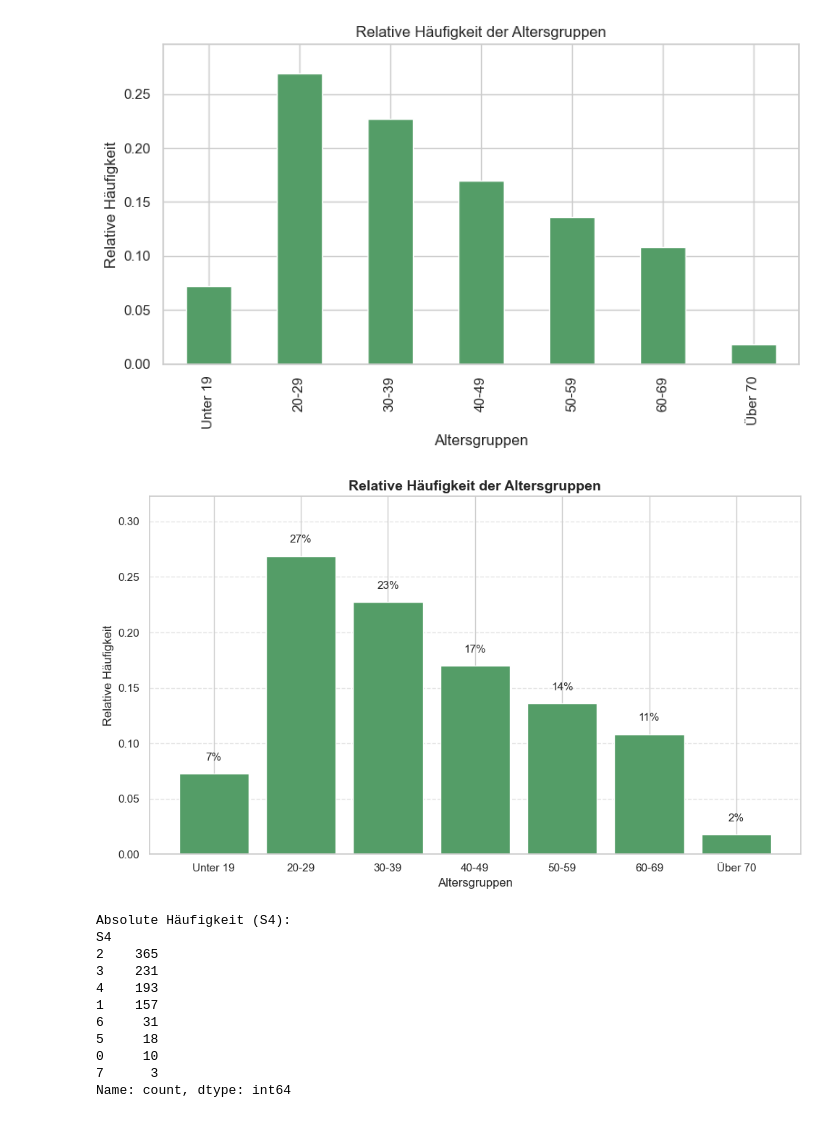
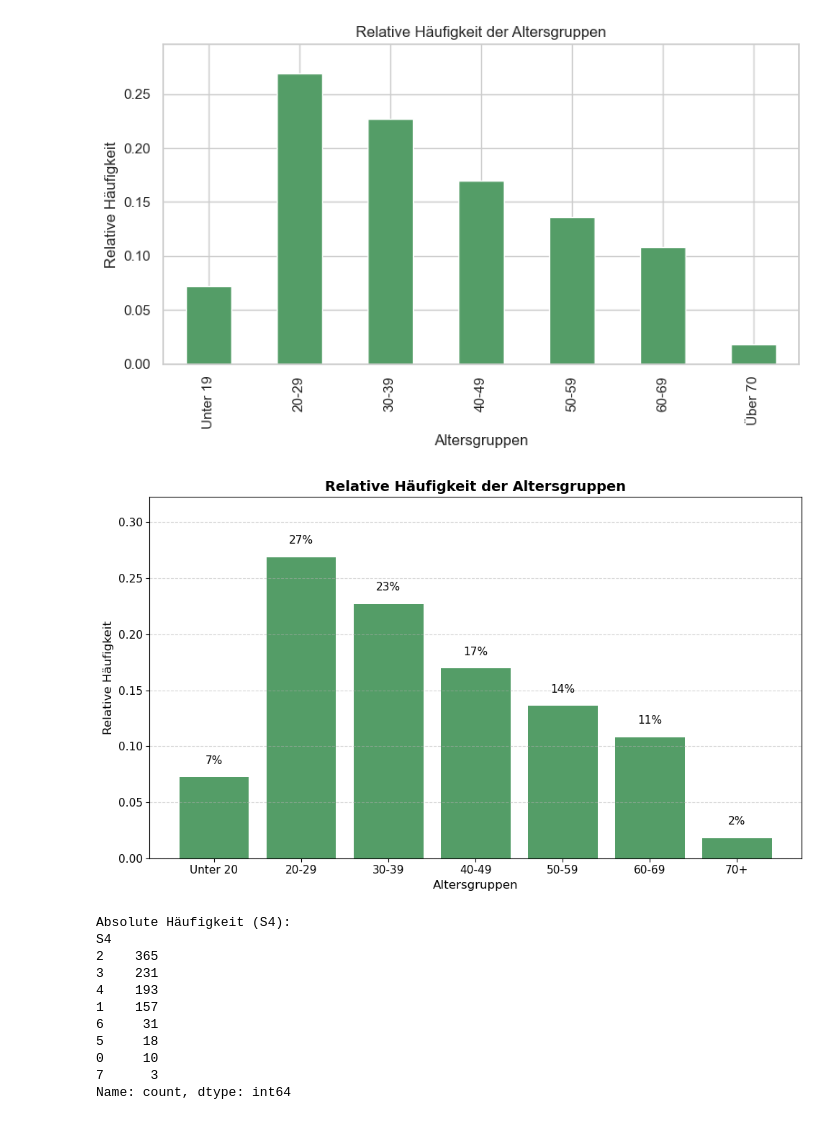
Before and after one commit to lara-polat/python_kurs, a Jupyter notebook: Project_Datenbereinigung.ipynb, the cells around one changed output. Saved outputs shown, nothing was run; the diff lists cells and outputs as text; code cells hidden in the pictures.

```diff
--- a/Project_Datenbereinigung.ipynb
+++ b/Project_Datenbereinigung.ipynb
@@ -1199,46 +1200,46 @@ farben_lmu = ["#549D67"]
 
 # Altersgruppen-Beschriftungen
 altersgruppen_labels = {
-    "0-19": "Unter 19",
+    "0-19": "Unter 20",
     "20-29": "20-29",
     "30-39": "30-39",
     "40-49": "40-49",
     "50-59": "50-59",
     "60-69": "60-69",
-    "70+": "Über 70"
+    "70+": "70+"
 }
 
 # Relative Häufigkeiten
 rel_freq = df_cleaned["S2_groups"].value_counts(normalize=True, dropna=False).sort_index()
 rel_freq.index = rel_freq.index.map(altersgruppen_labels)
 
 # Plot
 plt.figure(figsize=(10, 6))
 bars = plt.bar(rel_freq.index, rel_freq.values, color=farben_lmu)
 
 # Prozentwerte auf Balken
 for bar, value in zip(bars, rel_freq.values):
     plt.text(bar.get_x() + bar.get_width()/2,
              bar.get_height() + 0.01,
              f"{value:.0%}",
              ha='center',
              va='bottom',
              fontsize=11,
              fontweight='medium')
 
 # Achsen & Titel
 plt.xlabel("Altersgruppen", fontsize=12)
 plt.ylabel("Relative Häufigkeit", fontsize=12)
 plt.title("Relative Häufigkeit der Altersgruppen", fontsize=14, fontweight='bold')
 plt.ylim(0, rel_freq.max() * 1.2)
 plt.xticks(fontsize=11)
 plt.yticks(fontsize=11)
 plt.grid(axis='y', linestyle='--', alpha=0.5)
 
 plt.tight_layout()
 plt.show()
 # %% [output]
-[figure, old version]
+[figure, new version]
 # %%
 #Bildung
 
```
Also changed, not shown: parts of 31 cells of this notebook.
